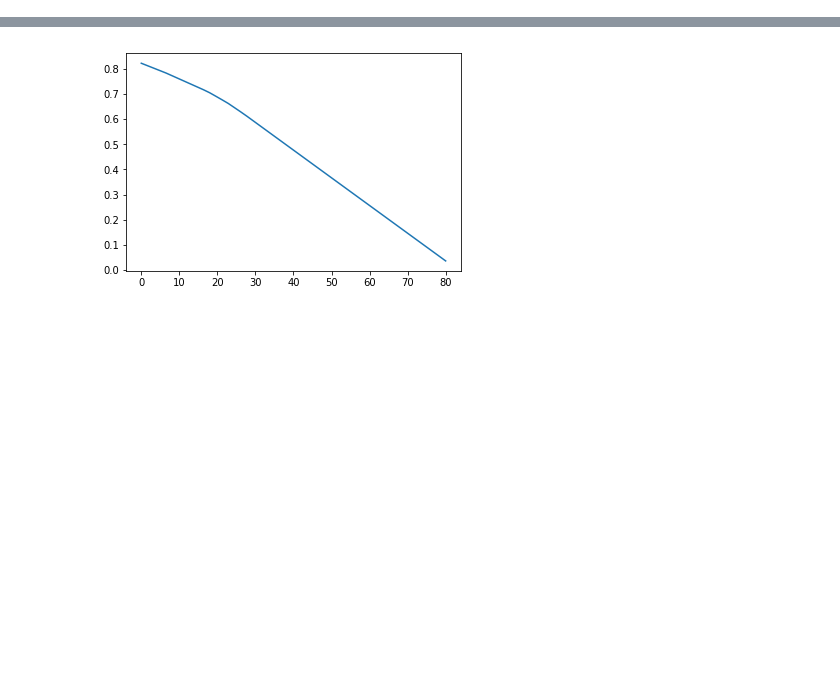
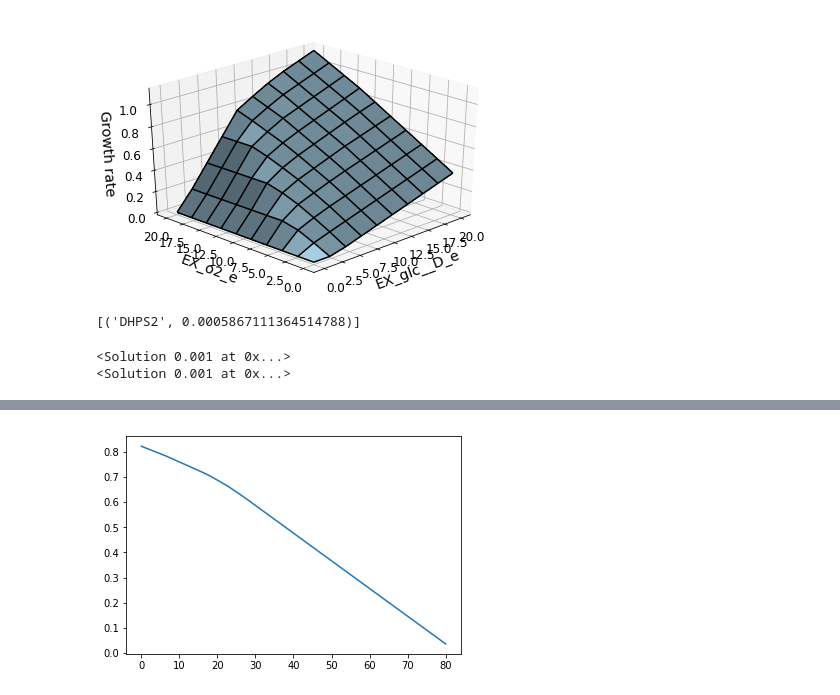
Before and after one commit to coltonlloyd/qbio, a Jupyter notebook: completed_excercises/Exercise 3 - E. coli growth.ipynb, the cells around one changed output, grey strips where cells are left out. Drawn from its saved outputs; the diff is of its cells as text; code cells hidden in the pictures; blank space fills up the shorter version.

```diff
--- a/completed_excercises/Exercise 3 - E. coli growth.ipynb
+++ b/completed_excercises/Exercise 3 - E. coli growth.ipynb
@@ -161,0 +198,5 @@ AttributeError: DictList has no attribute or entry a
+# %%
+model = cobra.io.load_json_model('../qbio_resources/iML1515.json')
+model.reactions.EX_o2_e.lower_bound = 0
+model.reactions.EX_dmso_e.lower_bound = -1000
+solution = cobra.flux_analysis.pfba(model)
@@ -161,0 +294,5 @@ AttributeError: DictList has no attribute or entry a
+# %%
+model = cobra.io.load_json_model('../qbio_resources/iML1515.json')
+model.reactions.EX_glc__D_e.lower_bound = -10
+model.reactions.EX_o2_e.lower_bound = 0
+solution = cobra.flux_analysis.pfba(model)
@@ -161,0 +365,7 @@ AttributeError: DictList has no attribute or entry a
+# %%
+model = cobra.io.load_json_model('../qbio_resources/iML1515.json')
+# %%
+data = calculate_phenotype_phase_plane(model, reaction1_name='EX_glc__D_e', reaction2_name='EX_o2_e', reaction1_npoints=10, reaction2_npoints=10)
+# %%
+data.plot()
+# %% [output]
@@ -161,0 +373 @@ AttributeError: DictList has no attribute or entry a
+[figure, added]
@@ -161,0 +380,15 @@ AttributeError: DictList has no attribute or entry a
+# %%
+model.optimize()
+
+[(i.id, i.x) for i in model.genes.b3177.reactions]
+# %% [output]
+[('DHPS2', 0.0005867111364514788)]
+# %%
+model = cobra.io.load_json_model('../qbio_resources/model1515.json')
+model.reactions.BIOMASS_Ec_model1515_core_75p37M.lower_bound = model.optimize().f
+model.objective = 'DHPS2'
+print(model.optimize())
+print(model.optimize('minimize'))
+# %% [output]
+<Solution 0.001 at 0x...>
+<Solution 0.001 at 0x...>
```
Also changed, not shown: parts of 71 cells of this notebook, 2 other files.
